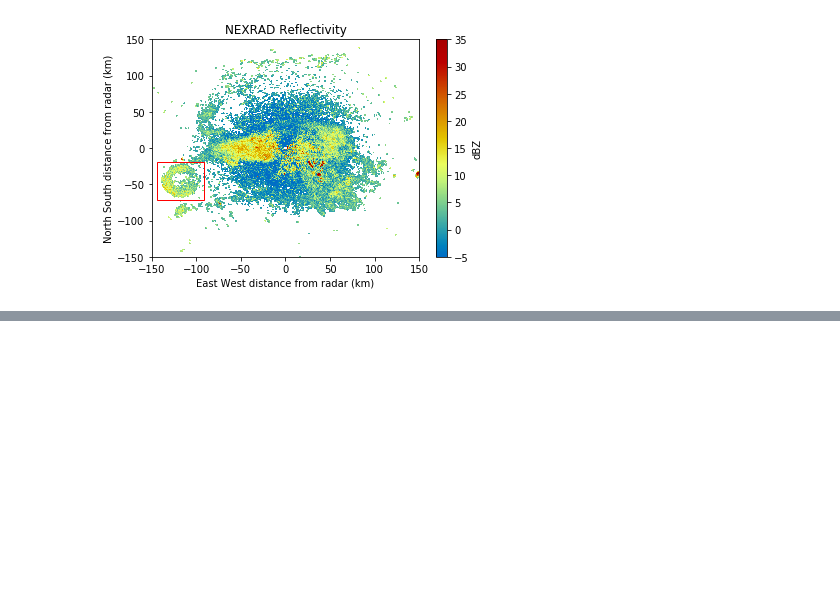
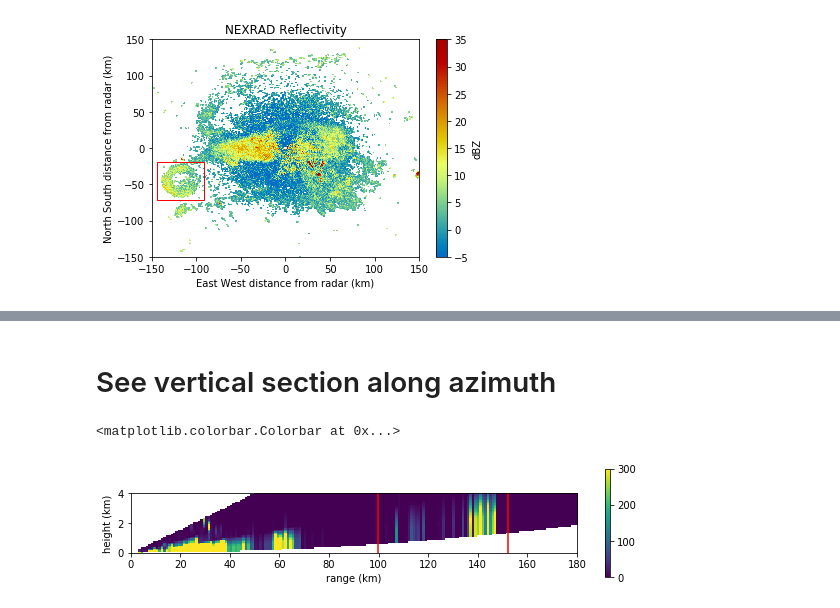
Before and after one commit to darkecology/pywsrlib, a Jupyter notebook: examples/Roost interpolation.ipynb, the cells around one changed output, grey strips where cells are left out. Cells and saved outputs as stored; diff of their text form; code cells hidden in the pictures; blank space fills up the shorter version.

```diff
--- a/examples/Roost interpolation.ipynb
+++ b/examples/Roost interpolation.ipynb
@@ -92,0 +98,27 @@ plt.show()
+# %% [markdown]
+# See vertical section along azimuth
+# %%
+# Get azimuth of roost center
+elev, roost_rng, az = xyz2radar(x0, y0, 0)
+
+# Define a range, height, az grid
+grid = Grid([
+    (0, 180000, 181),   # 0 to 150km
+    (0, 4000,   41),    # 0 to 4km
+])
+
+rng, height = grid.points()
+slant_rng, elev = ground2slant(rng, height)
+
+section = F((elev, slant_rng, az))
+
+plt.figure(figsize=(10, 2))
+plt.imshow(section, extent=(0, 180, 0, 4), aspect=6.0, origin='lower', vmin=0, vmax=300)
+plt.xlabel('range (km)')
+plt.ylabel('height (km)')
+plt.axvline((roost_rng + r)/1000, color='red')
+plt.axvline((roost_rng - r)/1000, color='red')
+plt.colorbar()
+# %% [output]
+<matplotlib.colorbar.Colorbar at 0x...>
+[figure, added]
```
Also changed, not shown: parts of 3 cells of this notebook.
